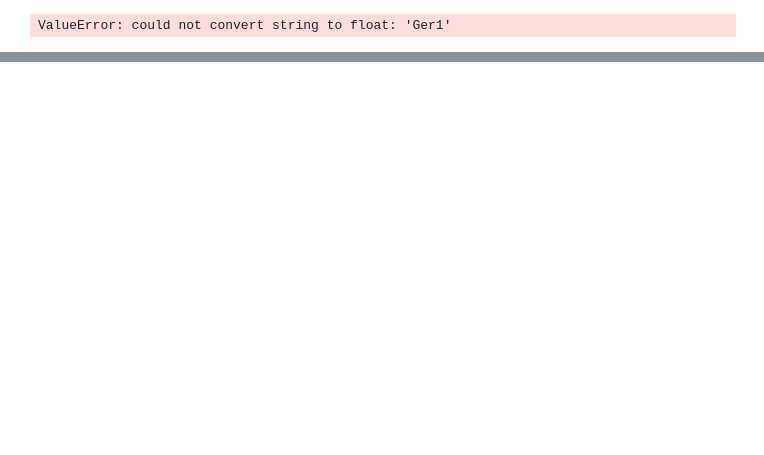
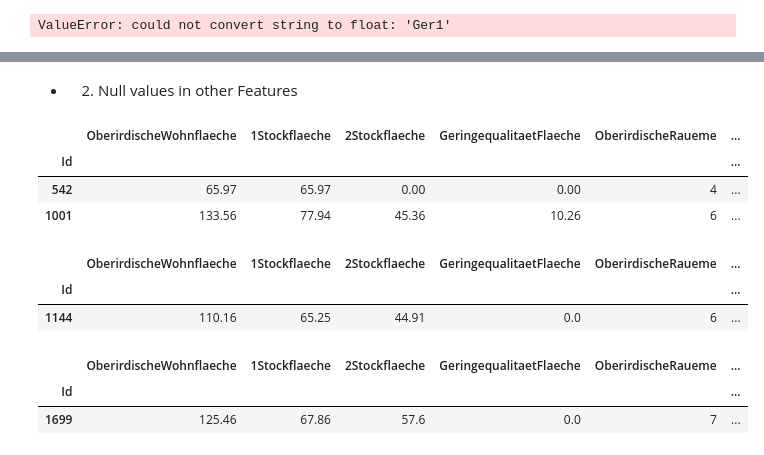
Before and after one commit to FlowBYRN/ml_hackathon, a Jupyter notebook: Analyze_William.ipynb, the cells around one changed output, grey strips where cells are left out. Saved outputs shown, nothing was run; the diff lists cells and outputs as text; code cells hidden in the pictures; blank space fills up the shorter version.

```diff
--- a/Analyze_William.ipynb
+++ b/Analyze_William.ipynb
@@ -290,0 +355,26 @@ ValueError: could not convert string to float: 'Ger1'
+# %% [markdown]
+- 2. Null values in other Features
+# %%
+#Funktionalität: 2 NaN (mit Kaminqualitaet NaN)
+df_20_3[df_20_3['Funktionalitaet'].isnull()]
+
+#Replace with mode of houses in the same price range
+# %% [output]
+|  | OberirdischeWohnflaeche | 1Stockflaeche | 2Stockflaeche | GeringequalitaetFlaeche | OberirdischeRaueme | ... |
+| Id |  |  |  |  |  | ... |
+| 542 | 65.97 | 65.97 | 0.00 | 0.00 | 4 | ... |
+| 1001 | 133.56 | 77.94 | 45.36 | 10.26 | 6 | ... |
+# %%
+#KuechenQualitaet: 1 NaN (mit Kaminqualitaet NaN)
+df_20_3[df_20_3['KuechenQualitaet'].isnull()]
+# %% [output]
+|  | OberirdischeWohnflaeche | 1Stockflaeche | 2Stockflaeche | GeringequalitaetFlaeche | OberirdischeRaueme | ... |
+| Id |  |  |  |  |  | ... |
+| 1144 | 110.16 | 65.25 | 44.91 | 0.0 | 6 | ... |
+# %%
+#Elektrik: 1 NaN (mit Kaminqualitaet NaN)
+df_20_3[df_20_3['Elektrik'].isnull()]
+# %% [output]
+|  | OberirdischeWohnflaeche | 1Stockflaeche | 2Stockflaeche | GeringequalitaetFlaeche | OberirdischeRaueme | ... |
+| Id |  |  |  |  |  | ... |
+| 1699 | 125.46 | 67.86 | 57.6 | 0.0 | 7 | ... |
```
Also changed, not shown: parts of 15 cells of this notebook.
